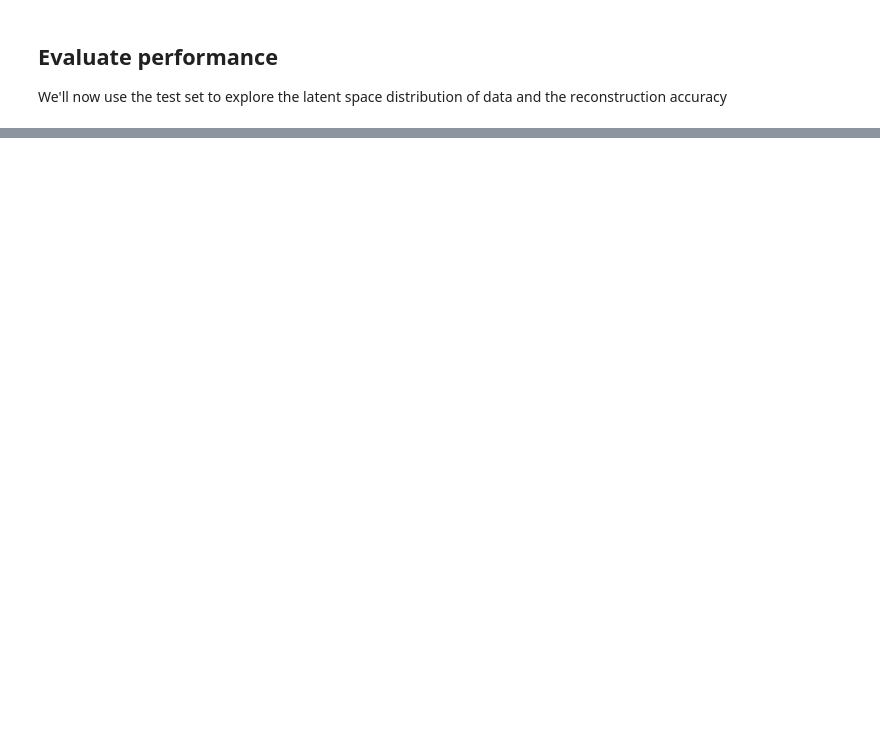
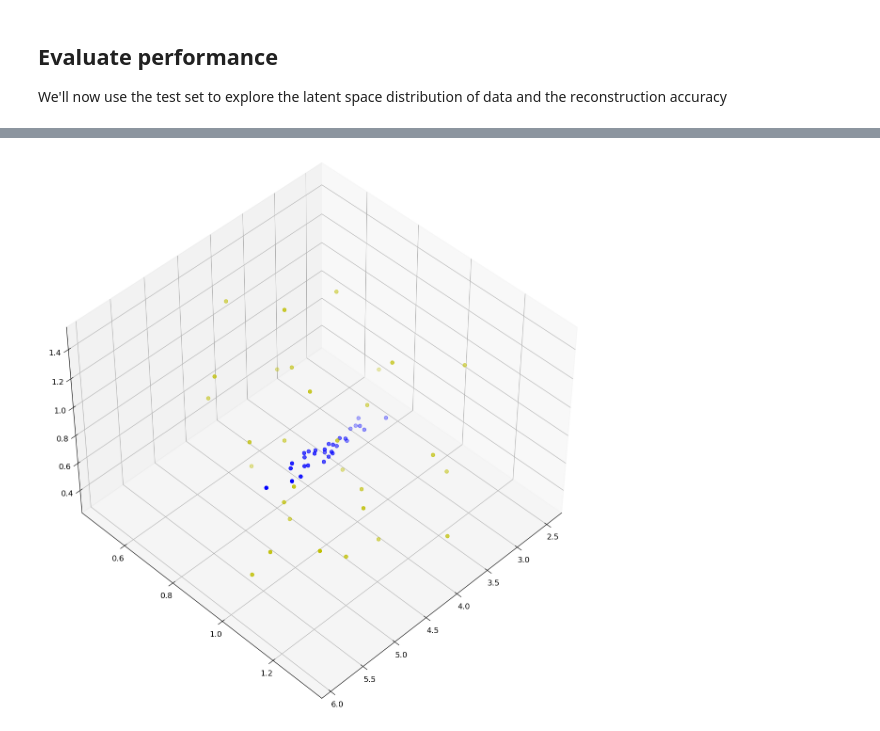
Before and after one commit to group9ine/variational-autoencoders, a Jupyter notebook: Standard NN.ipynb, the cells around one changed output, grey strips where cells are left out. Drawn from its saved outputs; the diff is of its cells as text; code cells hidden in the pictures; blank space fills up the shorter version.

```diff
--- a/Standard NN.ipynb
+++ b/Standard NN.ipynb
@@ -269,3 +325,4 @@ print(encoded_test.shape)
 # %%
-decoded_test = decoder.predict(encoded_test)
+decoded_test = np.array(decoder.predict(encoded_test[2,:,:])).reshape(-1,30,3)
+print(decoded_test.shape)
 # %% [output]
@@ -275,0 +353,3 @@ ValueError: in user code:
+# %%
+ts = testset.reshape(-1,30,3)
+print(ts[1,:,:])
@@ -275,0 +374,8 @@ ValueError: in user code:
+# %%
+fig = plt.figure(figsize=(15, 15))
+ax = fig.add_subplot(projection='3d')
+ax.scatter(decoded_test[1,:,0], decoded_test[1,:,1],decoded_test[1,:,2], s=30, c="b", depthshade=True)
+ax.scatter(ts[1,:,0], ts[1,:,1],ts[1,:,2], s=30, c="y", depthshade=True)
+ax.view_init(45,45)
+# %% [output]
+[figure, added]
```
Also changed, not shown: parts of 29 cells of this notebook, 1 other file.
